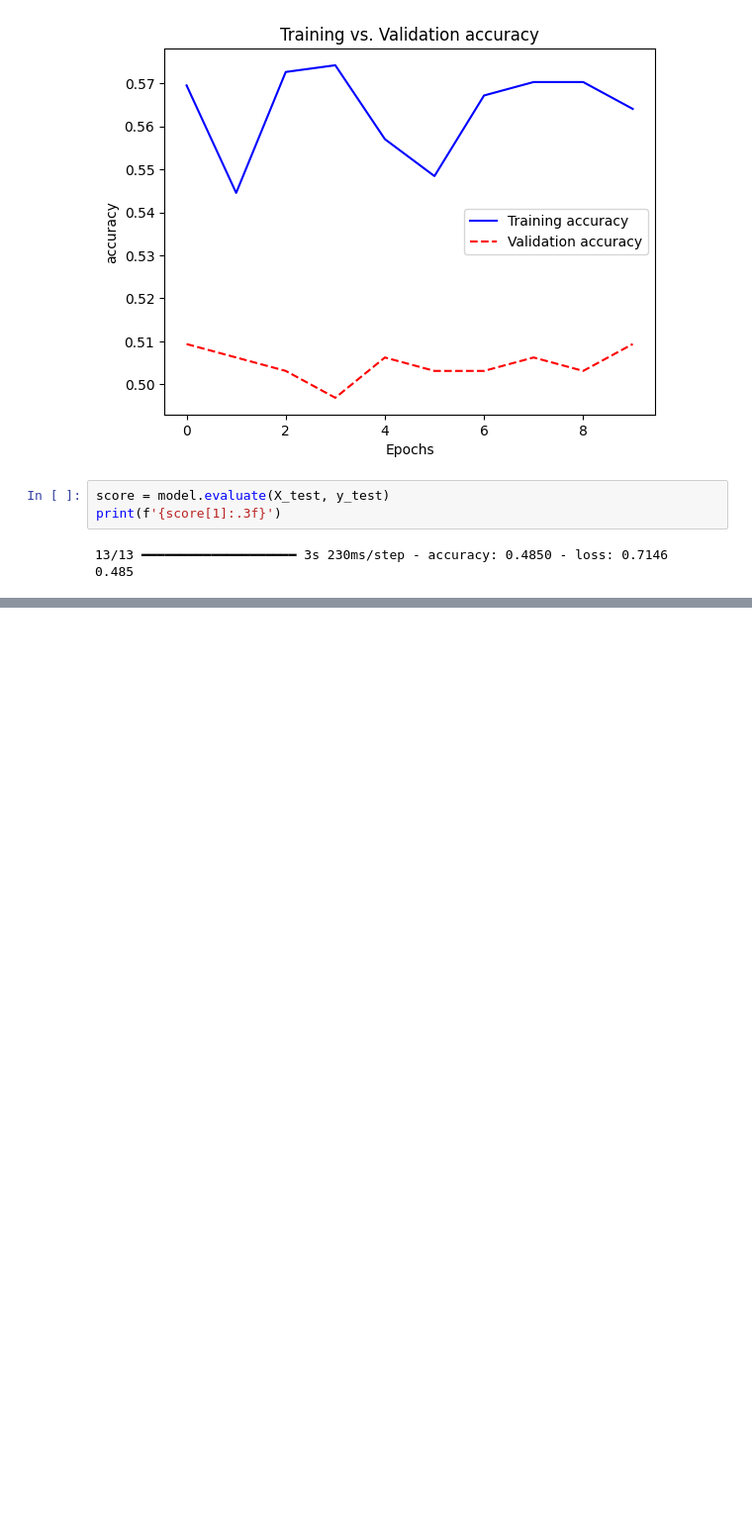
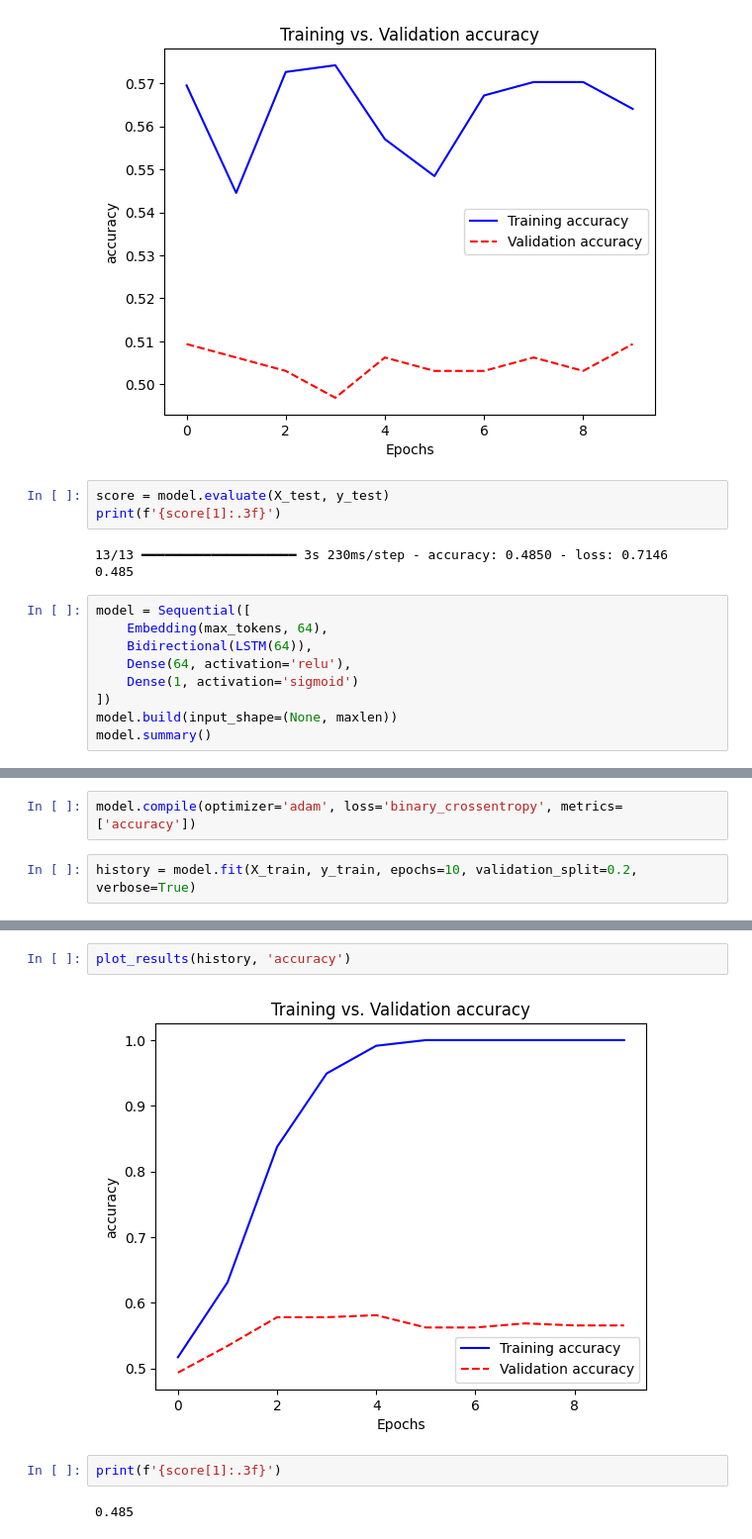
Before and after one commit to minstrel1149/python_text_mining, a Jupyter notebook: Ch.10_rnn_text_2.ipynb, the cells around one changed output, grey strips where cells are left out. Shown: that part at 99% size. Saved outputs shown, nothing was run; the diff lists cells and outputs as text; blank space fills up the shorter version.

```diff
--- a/Ch.10_rnn_text_2.ipynb
+++ b/Ch.10_rnn_text_2.ipynb
@@ -198,3 +198,12 @@ print(f'{score[1]:.3f}')
 # %% [output]
 13/13 ━━━━━━━━━━━━━━━━━━━━ 3s 230ms/step - accuracy: 0.4850 - loss: 0.7146
 0.485
+# %%
+model = Sequential([
+    Embedding(max_tokens, 64),
+    Bidirectional(LSTM(64)),
+    Dense(64, activation='relu'),
+    Dense(1, activation='sigmoid')
+])
+model.build(input_shape=(None, maxlen))
+model.summary()
@@ -200,0 +226,4 @@ print(f'{score[1]:.3f}')
+# %%
+model.compile(optimizer='adam', loss='binary_crossentropy', metrics=['accuracy'])
+# %%
+history = model.fit(X_train, y_train, epochs=10, validation_split=0.2, verbose=True)
@@ -200,0 +251,8 @@ print(f'{score[1]:.3f}')
+# %%
+plot_results(history, 'accuracy')
+# %% [output]
+[figure, added]
+# %%
+print(f'{score[1]:.3f}')
+# %% [output]
+0.485
```
Also changed, not shown: parts of 4 cells of this notebook.
